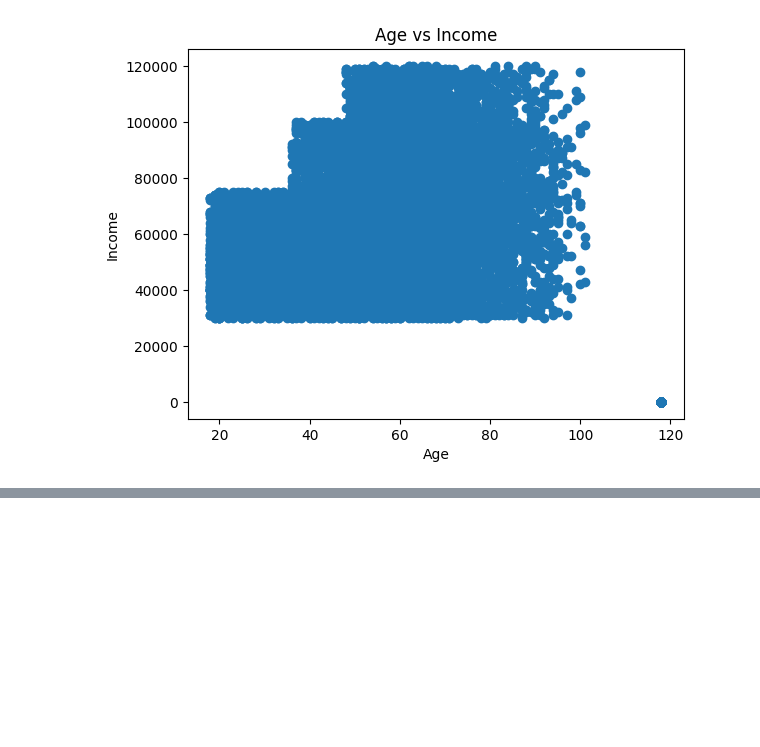
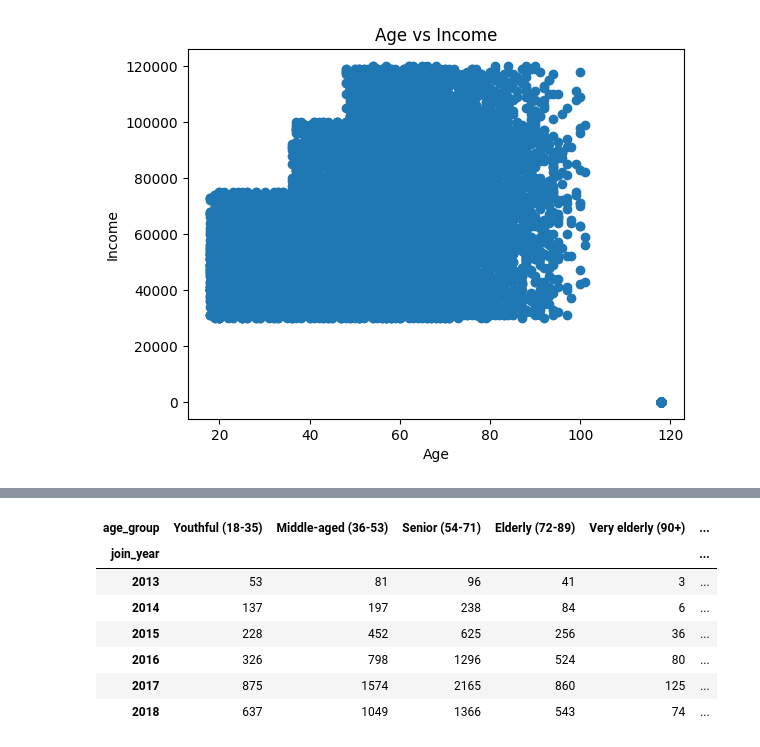
Before and after one commit to stevejj4/Customer-Reward-Analysis, a Jupyter notebook: Customers_EDA.ipynb, the cells around one changed output, grey strips where cells are left out. Cells and saved outputs as stored; diff of their text form; code cells hidden in the pictures; blank space fills up the shorter version.

```diff
--- a/Customers_EDA.ipynb
+++ b/Customers_EDA.ipynb
@@ -161,0 +216,25 @@ plt.show()
+# %%
+import pandas as pd
+
+# Assuming 'became_member_on' is a string representing dates, convert it to datetime objects
+df['became_member_on'] = pd.to_datetime(df['became_member_on'])
+
+# Extract the year from the 'became_member_on' column
+df['join_year'] = df['became_member_on'].dt.year
+
+# Group by join year and age group, then count members
+age_group_distribution = df.groupby(['join_year', 'age_group'])['age'].count().unstack()
+
+# Calculate total members per year
+age_group_distribution['total_members'] = age_group_distribution.sum(axis=1)
+
+age_group_distribution
+# %% [output]
+| age_group | Youthful (18-35) | Middle-aged (36-53) | Senior (54-71) | Elderly (72-89) | Very elderly (90+) | ... |
+| join_year |  |  |  |  |  | ... |
+| 2013 | 53 | 81 | 96 | 41 | 3 | ... |
+| 2014 | 137 | 197 | 238 | 84 | 6 | ... |
+| 2015 | 228 | 452 | 625 | 256 | 36 | ... |
+| 2016 | 326 | 798 | 1296 | 524 | 80 | ... |
+| 2017 | 875 | 1574 | 2165 | 860 | 125 | ... |
+| 2018 | 637 | 1049 | 1366 | 543 | 74 | ... |
```
Also changed, not shown: parts of 8 cells of this notebook.
